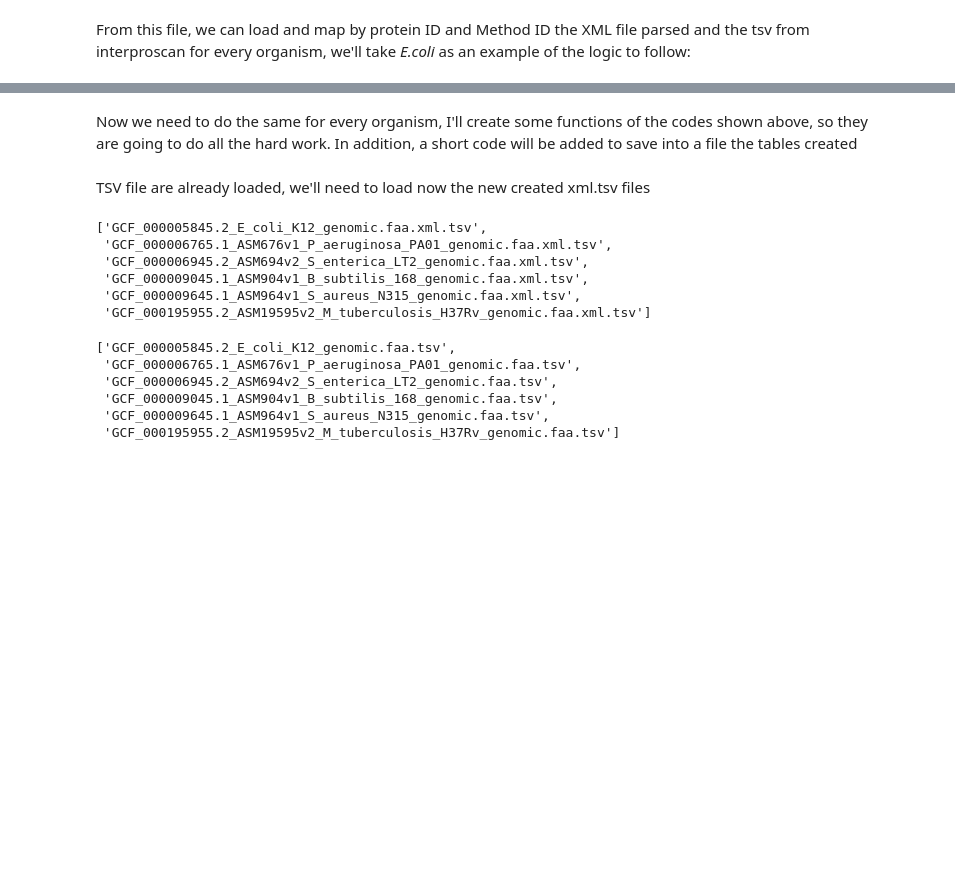
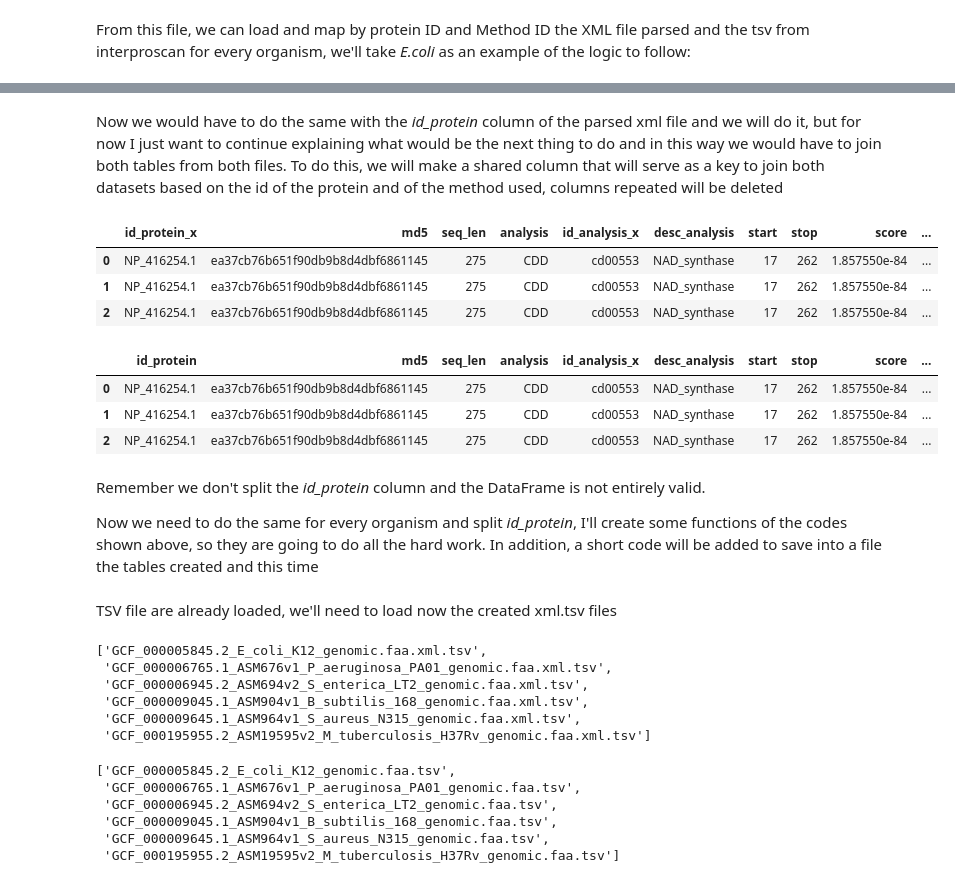
Before and after one commit to Luis-Alat/Functional-Protein-Exploration, a Jupyter notebook: 00_PreprocessingInterpro.ipynb, the cells around one changed output, grey strips where cells are left out. Cells and saved outputs as stored; diff of their text form; code cells hidden in the pictures; blank space fills up the shorter version.

```diff
--- a/00_PreprocessingInterpro.ipynb
+++ b/00_PreprocessingInterpro.ipynb
@@ -343,0 +347,3 @@ full_df.head(5)
+# %%
+tsv_df.drop("go", axis=1, inplace=True)
+tsv_df.info()
@@ -344,3 +368,29 @@ full_df.head(5)
+# %% [markdown]
+Now we would have to do the same with the *id_protein* column of the parsed xml file and we will do it, but for now I just want to continue explaining what would be the next thing to do and in this way we would have to join both tables from both files. To do this, we will make a shared column that will serve as a key to join both datasets based on the id of the protein and of the method used, columns repeated will be deleted
+# %%
+# shared_index column will be used as key in both files
+tsv_df["shared_index"] = tsv_df["id_protein"] + "\t" + tsv_df["id_analysis"]
+xml_parsed_df["shared_index"] = xml_parsed_df["id_protein"] + "\t" + xml_parsed_df["id_analysis"]
+
+# Left join
+full_tsv = tsv_df.merge(xml_parsed_df, on="shared_index", how="left")
+full_tsv.head(3)
+# %% [output]
+|  | id_protein_x | md5 | seq_len | analysis | id_analysis_x | desc_analysis | start | stop | score | ... |
+| 0 | NP_416254.1 | ea37cb76b651f90db9b8d4dbf6861145 | 275 | CDD | cd00553 | NAD_synthase | 17 | 262 | 1.857550e-84 | ... |
+| 1 | NP_416254.1 | ea37cb76b651f90db9b8d4dbf6861145 | 275 | CDD | cd00553 | NAD_synthase | 17 | 262 | 1.857550e-84 | ... |
+| 2 | NP_416254.1 | ea37cb76b651f90db9b8d4dbf6861145 | 275 | CDD | cd00553 | NAD_synthase | 17 | 262 | 1.857550e-84 | ... |
+# %%
+full_tsv.drop(["shared_index","id_protein_y","id_analysis_y"], axis=1, inplace=True)
+full_tsv.rename({"id_protein_x":"id_protein"}, inplace=True, axis=1)
+full_tsv.head(3)
+# %% [output]
+|  | id_protein | md5 | seq_len | analysis | id_analysis_x | desc_analysis | start | stop | score | ... |
+| 0 | NP_416254.1 | ea37cb76b651f90db9b8d4dbf6861145 | 275 | CDD | cd00553 | NAD_synthase | 17 | 262 | 1.857550e-84 | ... |
+| 1 | NP_416254.1 | ea37cb76b651f90db9b8d4dbf6861145 | 275 | CDD | cd00553 | NAD_synthase | 17 | 262 | 1.857550e-84 | ... |
+| 2 | NP_416254.1 | ea37cb76b651f90db9b8d4dbf6861145 | 275 | CDD | cd00553 | NAD_synthase | 17 | 262 | 1.857550e-84 | ... |
 # %% [markdown]
-Now we need to do the same for every organism, I'll create some functions of the codes shown above, so they are going to do all the hard work. In addition, a short code will be added to save into a file the tables created
+Remember we don't split the *id_protein* column and the DataFrame is not entirely valid.
+
+Now we need to do the same for every organism and split *id_protein*, I'll create some functions of the codes shown above, so they are going to do all the hard work. In addition, a short code will be added to save into a file the tables created and this time
 # %%
@@ -432,20 +465,19 @@ def RenameFrame(DataFrame:pd.DataFrame) -> pd.DataFrame:
 # %% [markdown]
-TSV file are already loaded, we'll need to load now the new created xml.tsv files
+TSV file are already loaded, we'll need to load now the created xml.tsv files
 # %%
 all_files_names_parsed = os.listdir(path_interpro_parsed)
 
 # Filter only the files ending with "xml.tsv"
 xml_tsv_files_names = [f for f in all_files_names_parsed if f.endswith("xml.tsv") ]
+xml_tsv_files_names.sort()
+xml_tsv_files_names
+# %% [output]
+['GCF_000005845.2_E_coli_K12_genomic.faa.xml.tsv',
+ 'GCF_000006765.1_ASM676v1_P_aeruginosa_PA01_genomic.faa.xml.tsv',
+ 'GCF_000006945.2_ASM694v2_S_enterica_LT2_genomic.faa.xml.tsv',
+ 'GCF_000009045.1_ASM904v1_B_subtilis_168_genomic.faa.xml.tsv',
+ 'GCF_000009645.1_ASM964v1_S_aureus_N315_genomic.faa.xml.tsv',
+ 'GCF_000195955.2_ASM19595v2_M_tuberculosis_H37Rv_genomic.faa.xml.tsv']
-# %%
-xml_tsv_files_names.sort()
-xml_tsv_files_names
-# %% [output]
-['GCF_000005845.2_E_coli_K12_genomic.faa.xml.tsv',
- 'GCF_000006765.1_ASM676v1_P_aeruginosa_PA01_genomic.faa.xml.tsv',
- 'GCF_000006945.2_ASM694v2_S_enterica_LT2_genomic.faa.xml.tsv',
- 'GCF_000009045.1_ASM904v1_B_subtilis_168_genomic.faa.xml.tsv',
- 'GCF_000009645.1_ASM964v1_S_aureus_N315_genomic.faa.xml.tsv',
- 'GCF_000195955.2_ASM19595v2_M_tuberculosis_H37Rv_genomic.faa.xml.tsv']
 # %%
 tsv_files_names_results
 # %% [output]
```
Also changed, not shown: parts of 30 cells of this notebook, 19 other files.
